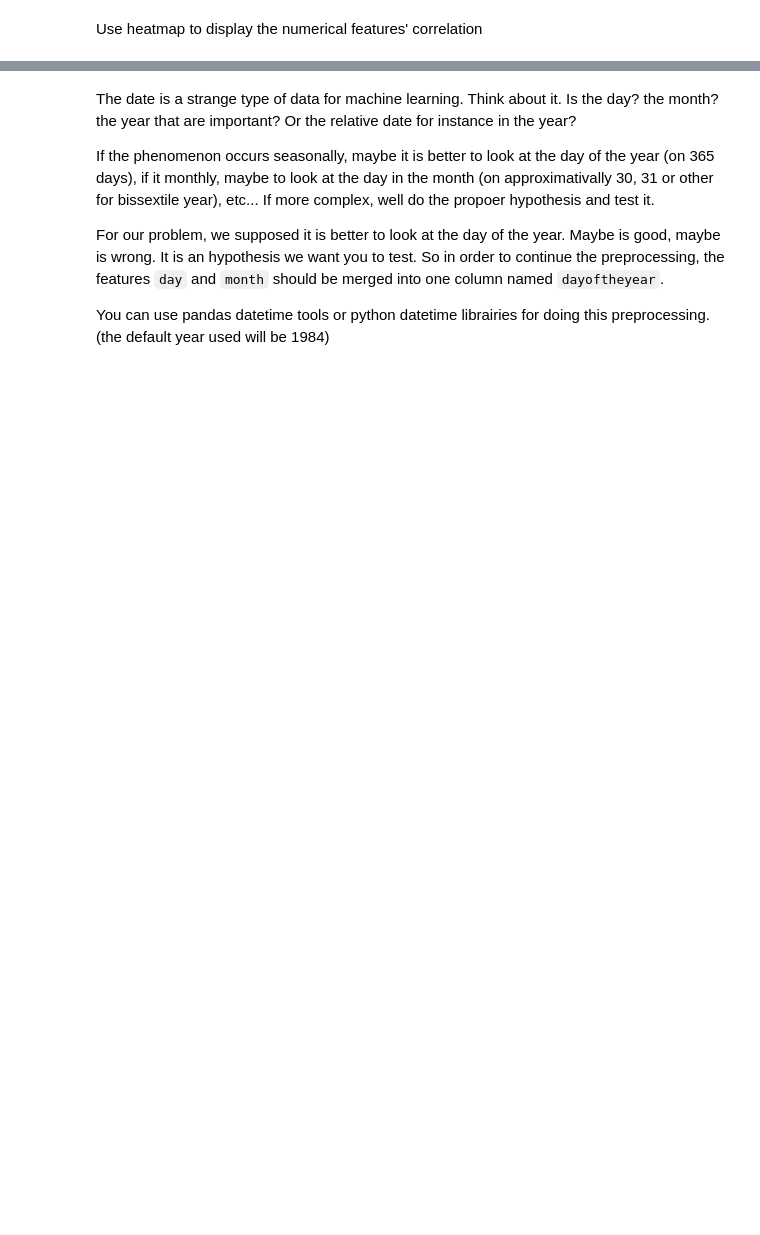
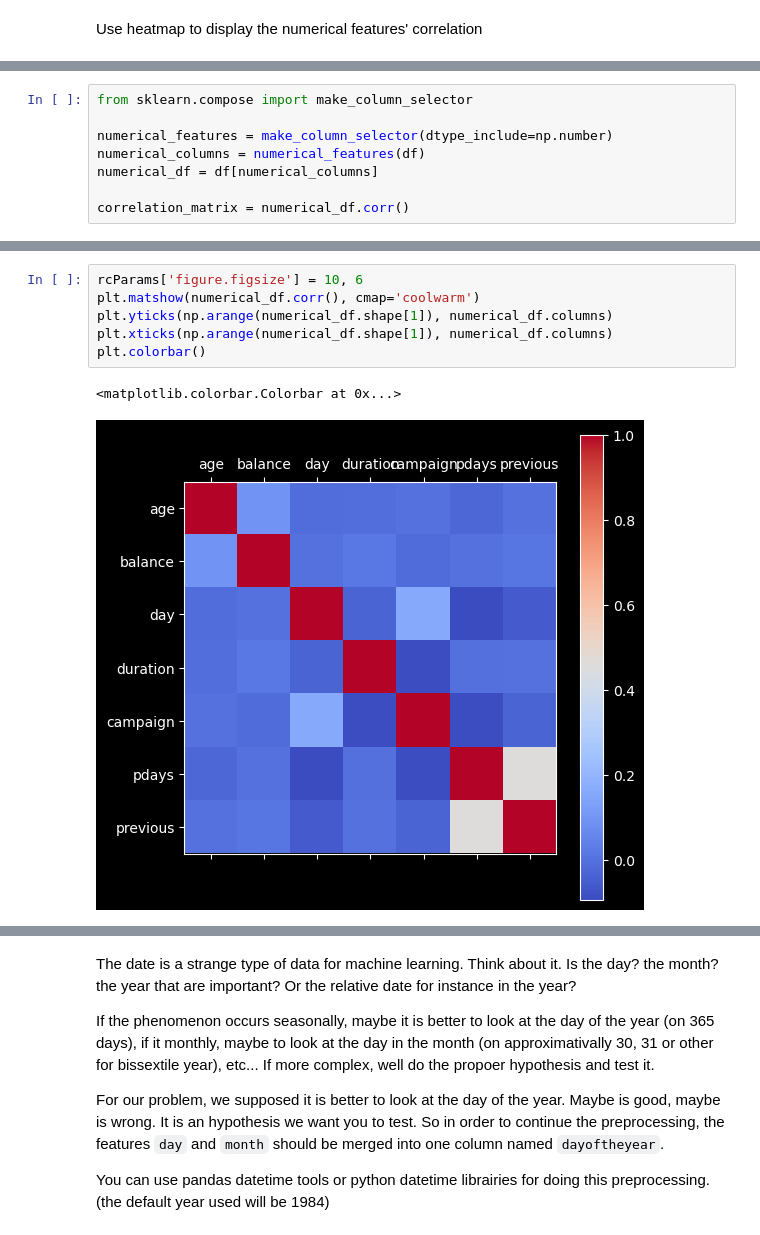
Before and after one commit to eusoumarkinhoz/ML2.2_ensemble_methods_intro, a Jupyter notebook: notebook/EnsembleLearning_v2.ipynb, the cells around one changed output, grey strips where cells are left out. Saved outputs shown, nothing was run; the diff lists cells and outputs as text; blank space fills up the shorter version.

```diff
--- a/notebook/EnsembleLearning_v2.ipynb
+++ b/notebook/EnsembleLearning_v2.ipynb
@@ -78,0 +96,8 @@ Use heatmap to display the numerical features' correlation
+# %%
+from sklearn.compose import make_column_selector
+
+numerical_features = make_column_selector(dtype_include=np.number)
+numerical_columns = numerical_features(df)
+numerical_df = df[numerical_columns]
+
+correlation_matrix = numerical_df.corr()
@@ -78,0 +115,9 @@ Use heatmap to display the numerical features' correlation
+# %%
+rcParams['figure.figsize'] = 10, 6
+plt.matshow(numerical_df.corr(), cmap='coolwarm')
+plt.yticks(np.arange(numerical_df.shape[1]), numerical_df.columns)
+plt.xticks(np.arange(numerical_df.shape[1]), numerical_df.columns)
+plt.colorbar()
+# %% [output]
+<matplotlib.colorbar.Colorbar at 0x...>
+[figure, added]
```
Also changed, not shown: parts of 42 cells of this notebook, 1 other file.
